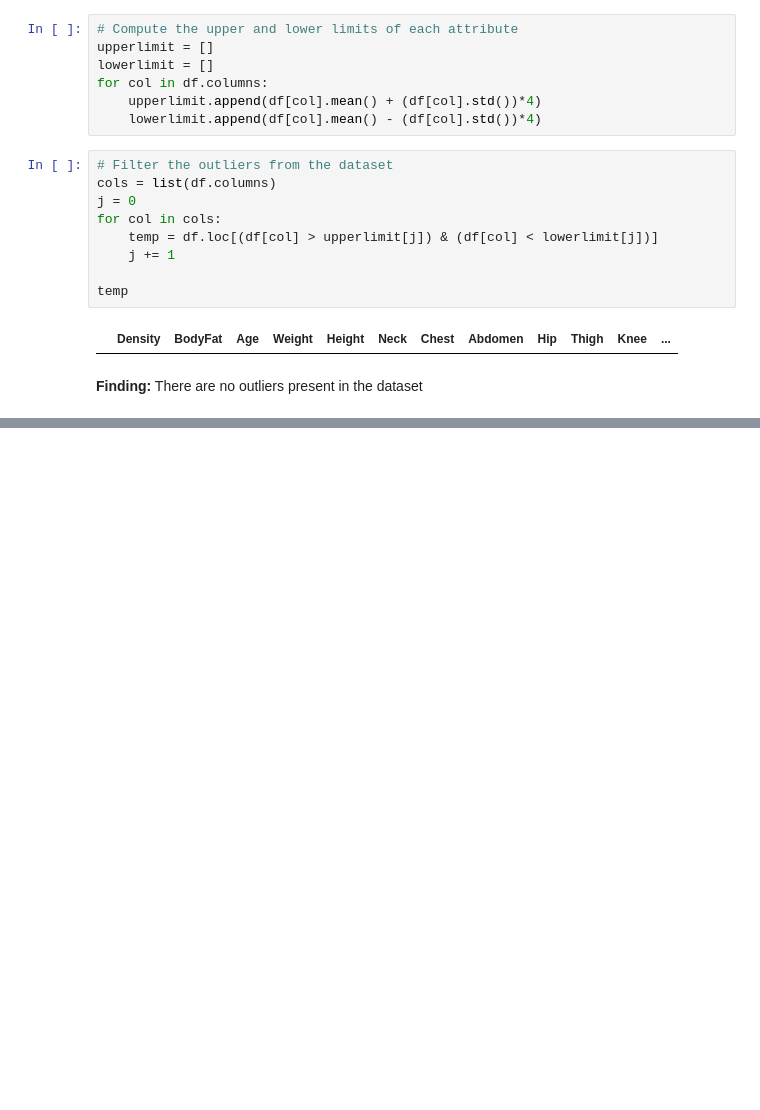
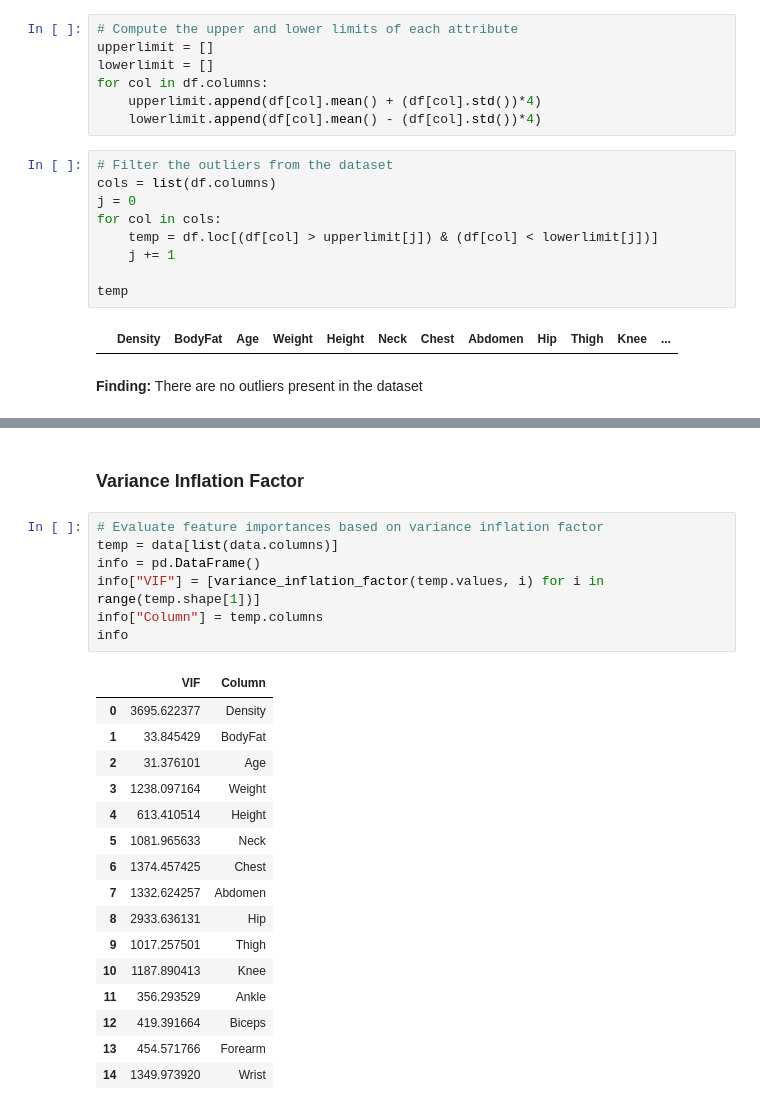
Before and after one commit to Aniket-Mahindrakar/Body-Fat-Estimation, a Jupyter notebook: Body Fat Prediction.ipynb, the cells around one changed output, grey strips where cells are left out. Cells and saved outputs as stored; diff of their text form; blank space fills up the shorter version.

```diff
--- a/Body Fat Prediction.ipynb
+++ b/Body Fat Prediction.ipynb
@@ -148,0 +237,26 @@ temp
+# %% [markdown]
+<h3>Variance Inflation Factor</h3>
+# %%
+# Evaluate feature importances based on variance inflation factor
+temp = data[list(data.columns)]
+info = pd.DataFrame()
+info["VIF"] = [variance_inflation_factor(temp.values, i) for i in range(temp.shape[1])]
+info["Column"] = temp.columns
+info
+# %% [output]
+|  | VIF | Column |
+| 0 | 3695.622377 | Density |
+| 1 | 33.845429 | BodyFat |
+| 2 | 31.376101 | Age |
+| 3 | 1238.097164 | Weight |
+| 4 | 613.410514 | Height |
+| 5 | 1081.965633 | Neck |
+| 6 | 1374.457425 | Chest |
+| 7 | 1332.624257 | Abdomen |
+| 8 | 2933.636131 | Hip |
+| 9 | 1017.257501 | Thigh |
+| 10 | 1187.890413 | Knee |
+| 11 | 356.293529 | Ankle |
+| 12 | 419.391664 | Biceps |
+| 13 | 454.571766 | Forearm |
+| 14 | 1349.973920 | Wrist |
```
Also changed, not shown: parts of 18 cells of this notebook.
